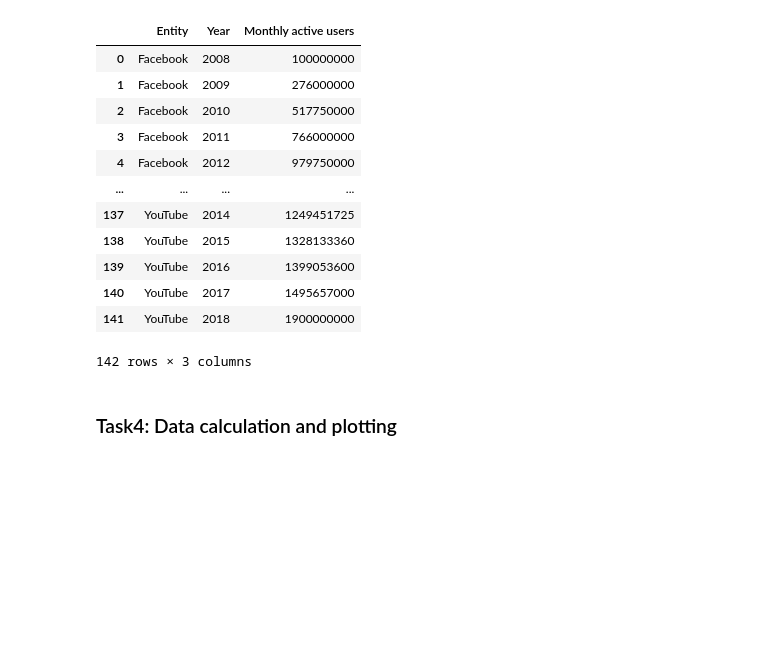
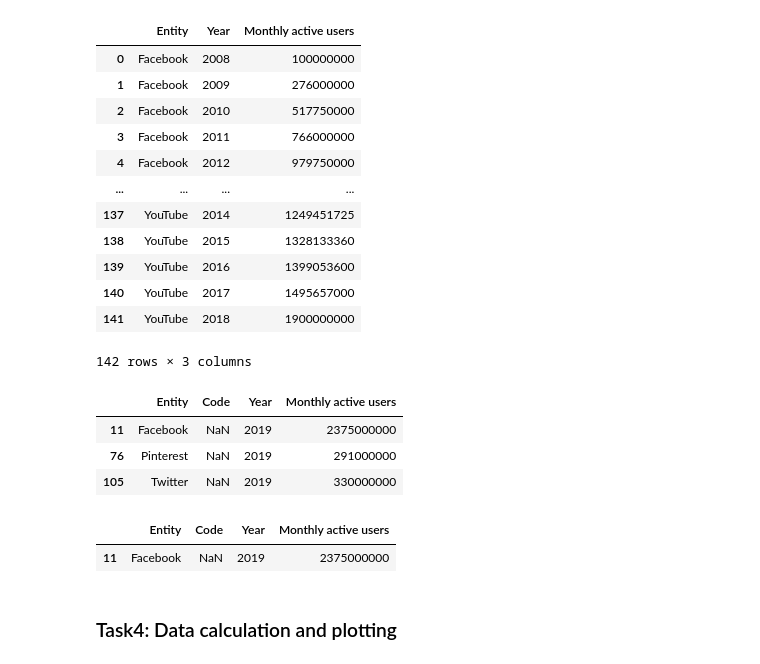
Before and after one commit to BenMasonG/TAA_data_science_bootcamp, a Jupyter notebook: week09_python_pandas/pandas-HL.ipynb, the cells around one changed output. Cells and saved outputs as stored; diff of their text form; code cells hidden in the pictures; blank space fills up the shorter version.

```diff
--- a/week09_python_pandas/pandas-HL.ipynb
+++ b/week09_python_pandas/pandas-HL.ipynb
@@ -141,8 +141,18 @@ df.drop('Code', axis=1)
 142 rows × 3 columns
 # %%
 #Filter the data by displaying data with date >2018:
+df[df['Year']>2018]
+# %% [output]
+|  | Entity | Code | Year | Monthly active users |
+| 11 | Facebook | NaN | 2019 | 2375000000 |
+| 76 | Pinterest | NaN | 2019 | 291000000 |
+| 105 | Twitter | NaN | 2019 | 330000000 |
 # %%
 #Filter the data by displaying data >2018 and containing facebook data only:
+df[(df['Year']>2018) & (df['Entity']=='Facebook')]
+# %% [output]
+|  | Entity | Code | Year | Monthly active users |
+| 11 | Facebook | NaN | 2019 | 2375000000 |
 # %%
 #Count unique values in the 'Social media App' column:
 # %% [markdown]
```
